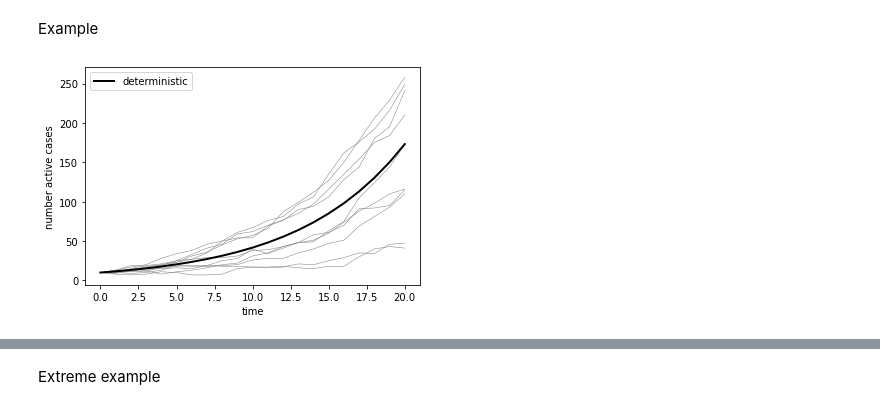
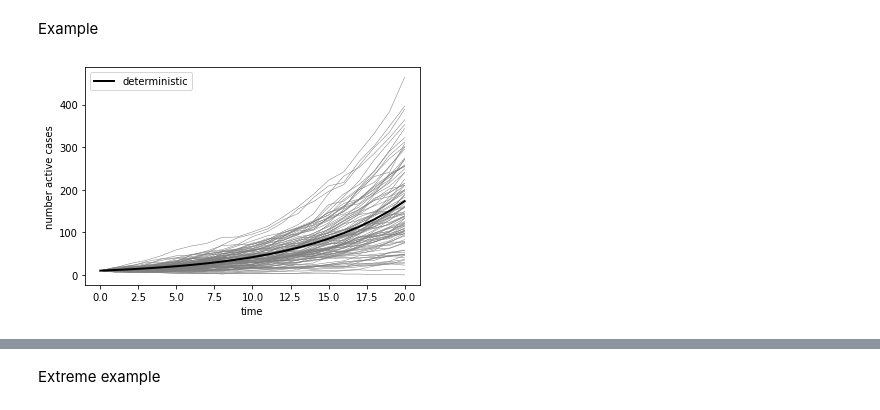
Before and after one commit to zierenberg/lecture_MC_disease, a Jupyter notebook: lecture_MonteCarlo_SIR.ipynb, the cells around one changed output, grey strips where cells are left out. Cells and saved outputs as stored; diff of their text form; code cells hidden in the pictures.

```diff
--- a/lecture_MonteCarlo_SIR.ipynb
+++ b/lecture_MonteCarlo_SIR.ipynb
@@ -117,28 +117,32 @@ Example
 # %%
 rate_recovery  = 1/7
 rate_infection = 2/7
 I0 = 10
 N = int(1e5)
 S0 = N-I0
 R0 = 0
 time_total = 21
 
 np.random.seed(1000)
 
-num_trajectories = 10
+num_trajectories = 10000
 times = np.arange(0, time_total, 1)
-for i in range(num_trajectories):
+list_Is_10 = [np.zeros(num_trajectories) for t in range(len(times))]
+for i in tqdm(range(num_trajectories)):
   S, I, R = simulate(rate_infection, rate_recovery, S0, I0, R0, times)
+  for t in range(len(times)):
+    list_Is_10[t][i] = I[t]
 
-  plt.plot(times, I, color='gray', linewidth=0.5)
+  if i < 100:
+    plt.plot(times, I, color='gray', linewidth=0.5)
 
 # deterministic solution
 S_det, I_det, R_det = SIR_deterministic(rate_infection, rate_recovery, S0, I0, R0, times)
 plt.plot(times, I_det, color='black', label='deterministic', linewidth=2)
 
 plt.xlabel('time')
 plt.ylabel('number active cases')
 plt.legend()
 plt.savefig('figures/kineticMC_example_I0_10.png', dpi=200)
 # %% [output]
-[figure, old version]
+[figure, new version]
```
Also changed, not shown: parts of 3 cells of this notebook.
